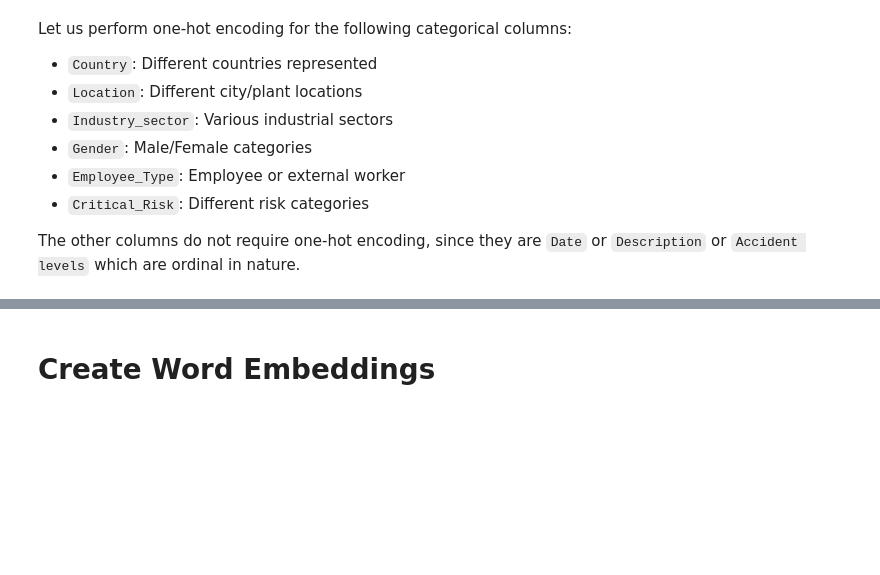
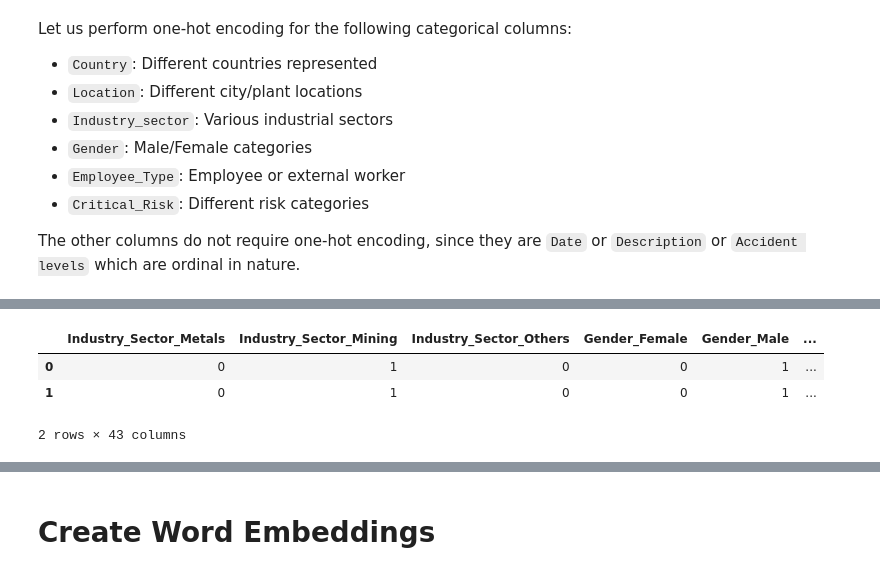
Before and after one commit to MeeruChandra/GL_NLP1_Group2, a Jupyter notebook: GLCapstone_NLP1.ipynb, the cells around one changed output, grey strips where cells are left out. Cells and saved outputs as stored; diff of their text form; code cells hidden in the pictures; blank space fills up the shorter version.

```diff
--- a/GLCapstone_NLP1.ipynb
+++ b/GLCapstone_NLP1.ipynb
@@ -984,0 +985,9 @@ one_hot.head(3)
+# %%
+df_final= pd.concat([df_OHE,df_proc_5[['Accident_Level','Description']]], axis=1)
+# %%
+df_final.head(2)
+# %% [output]
+|  | Industry_Sector_Metals | Industry_Sector_Mining | Industry_Sector_Others | Gender_Female | Gender_Male | ... |
+| 0 | 0 | 1 | 0 | 0 | 1 | ... |
+| 1 | 0 | 1 | 0 | 0 | 1 | ... |
+2 rows × 43 columns
```
Also changed, not shown: parts of 25 cells of this notebook.
